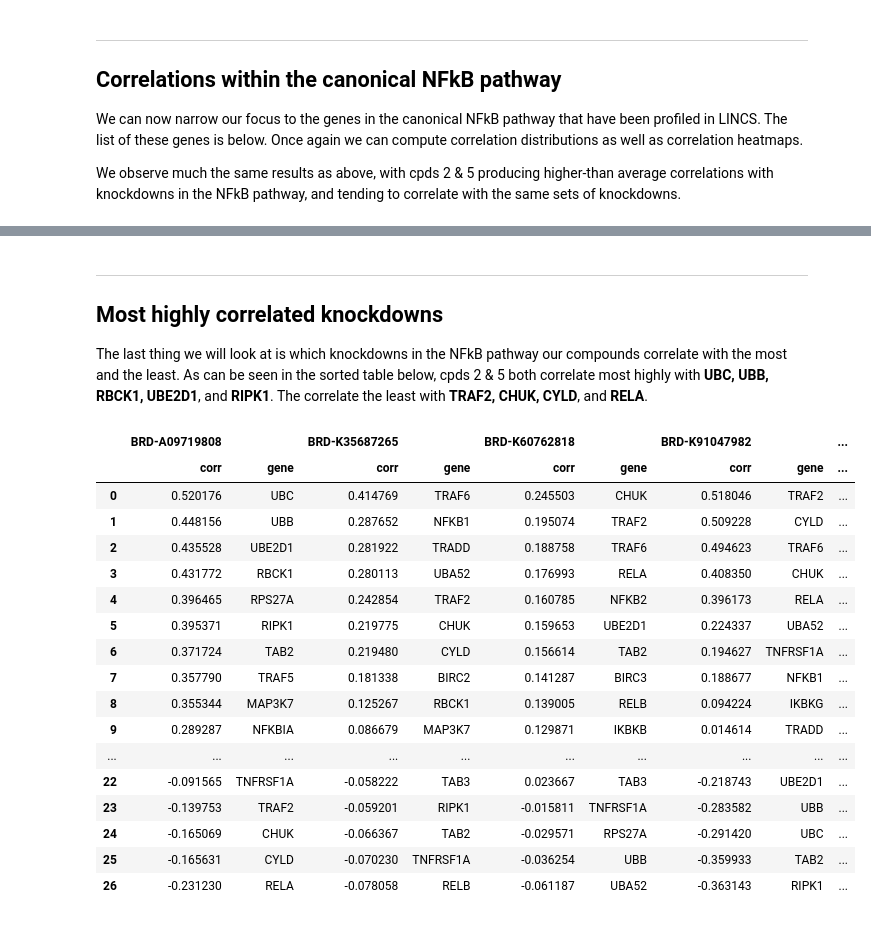
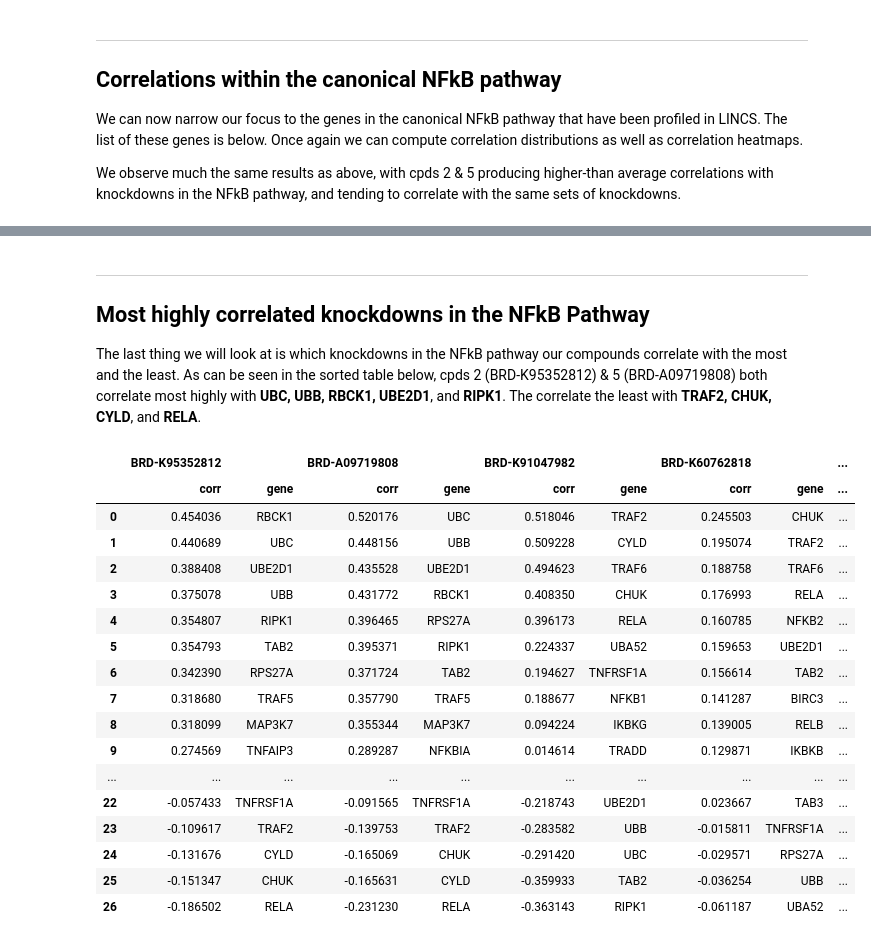
Before and after one commit to nbliangying/NFkB_pathway_inhibition, a Jupyter notebook: TRAF2_final_correlation_analysis.ipynb, the cells around one changed output, grey strips where cells are left out. Drawn from its saved outputs; the diff is of its cells as text; code cells hidden in the pictures.

Commit message:
added ranking of full KD set

```diff
--- a/TRAF2_final_correlation_analysis.ipynb
+++ b/TRAF2_final_correlation_analysis.ipynb
@@ -27,6 +27,7 @@ consensi_df = pd.DataFrame.from_csv('consensi-pert_id.tsv', sep='\t', header=0).
 cntrl_cpd_signatures = consensi_df[cntrl_cpds]
 hit_cpd_signatures = consensi_df[hit_cpds]
 all_cpd_signatures = pd.concat([hit_cpd_signatures, cntrl_cpd_signatures], axis=1)
+cpd_col_order = all_cpd_signatures.columns.tolist()
 # %% [markdown]
 ***
 ## mRNA perturbation: Z-score distributions
@@ -105,6 +106,17 @@ for cpd in all_cpd_signatures:
     cpd_sig = all_cpd_signatures[cpd]
     corr_dict[cpd] = TRAF2_partner_signatures.corrwith(cpd_sig)
 cpd_partner_corrs = pd.DataFrame(corr_dict)
+cpd_partner_corrs = cpd_partner_corrs[cpd_col_order] # rearrange column order
+#cpd_partner_corrs = cpd_partner_corrs.reindex([cpd_col_order]) # rearrange row order
+
+# construct a full matrix with the cpd-KD correlations
+full_corr_dict = {}
+for cpd in all_cpd_signatures:
+    cpd_sig = all_cpd_signatures[cpd]
+    full_corr_dict[cpd] = KD_consensi_df.corrwith(cpd_sig)
+all_cpd_corrs = pd.DataFrame(full_corr_dict)
+all_cpd_corrs = all_cpd_corrs[cpd_col_order] # rearrange column order
+#all_cpd_corrs = all_cpd_corrs.reindex([cpd_col_order]) # rearrange row order
 # %% [markdown]
 ***
 Below we plot the distribution of Pearson correlation values for our five compound mRNA signatures compared against the 142 knockdown signatures from TRAF2 interactions partners. The means and standard deviations of the distributions are also shown.
@@ -160,6 +174,7 @@ for cpd in all_cpd_signatures:
     cpd_sig = all_cpd_signatures[cpd]
     cpd_NFkB_corrs_d[cpd] = NFkB_signatures.corrwith(cpd_sig)
 cpd_NFkB_corrs = pd.DataFrame(cpd_NFkB_corrs_d)
+cpd_NFkB_corrs = cpd_NFkB_corrs[cpd_col_order] # reorder columns
 
 d = { 'Mean': np.mean(cpd_NFkB_corrs), 'Std Dev' :  np.std(cpd_NFkB_corrs) }
 print(pd.DataFrame(d))
@@ -174,8 +189,11 @@ sns.despine(left=True, bottom=True)
 
 
 cpd_NFkB_corr_corrs = cpd_NFkB_corrs.corr()
+cpd_NFkB_corr_corrs = cpd_NFkB_corr_corrs[cpd_col_order] # reorder columns
+cpd_NFkB_corr_corrs = cpd_NFkB_corr_corrs.reindex([cpd_col_order]) # reorder rows
+
 f, ax = plt.subplots(figsize=(9, 6))
-sns.heatmap(cpd_NFkB_corr_matrix, annot=True, linewidths=.5, ax=ax)
+sns.heatmap(cpd_NFkB_corr_corrs, annot=True, linewidths=.5, ax=ax)
 plt.yticks(rotation=0)
 plt.xticks(rotation=90)
 # %% [output]
@@ -192,36 +210,38 @@ BRD-K95352812  0.183612  0.183186
 (array([ 0.5,  1.5,  2.5,  3.5,  4.5]), <a list of 5 Text xticklabel objects>)
 # %% [markdown]
 ***
-## Most highly correlated knockdowns
+## Most highly correlated knockdowns in the NFkB Pathway
 
-The last thing we will look at is which knockdowns in the NFkB pathway our compounds correlate with the most and the least. As can be seen in the sorted table below, cpds 2 & 5 both correlate most highly with **UBC, UBB, RBCK1, UBE2D1**, and **RIPK1**. The correlate the least with **TRAF2, CHUK, CYLD**, and **RELA**.
+The last thing we will look at is which knockdowns in the NFkB pathway our compounds correlate with the most and the least. As can be seen in the sorted table below, cpds 2 (BRD-K95352812) & 5 (BRD-A09719808) both correlate most highly with **UBC, UBB, RBCK1, UBE2D1**, and **RIPK1**. The correlate the least with **TRAF2, CHUK, CYLD**, and **RELA**.
 # %%
 cpd_dict = {}
 for cpd in cpd_NFkB_corrs:
     cpd_sig = cpd_NFkB_corrs[cpd]
     cpd_d = { 'gene' : cpd_sig.index.values, 'corr' : cpd_sig.values }
     cpd_df = pd.DataFrame(cpd_d)
     cpd_df.sort_values('corr', ascending=False, inplace=True)
     cpd_df = cpd_df.reset_index()
     cpd_dict[(cpd, 'gene')] = cpd_df['gene']
     cpd_dict[(cpd, 'corr')] = cpd_df['corr']
-pd.DataFrame(cpd_dict)
+ranked_NFkB_KDs = pd.DataFrame(cpd_dict)
+ranked_NFkB_KDs = ranked_NFkB_KDs[cpd_col_order]
+ranked_NFkB_KDs
 # %% [output]
-|  | BRD-A09719808 |  | BRD-K35687265 |  | BRD-K60762818 |  | BRD-K91047982 |  | ... |
+|  | BRD-K95352812 |  | BRD-A09719808 |  | BRD-K91047982 |  | BRD-K60762818 |  | ... |
 |  | corr | gene | corr | gene | corr | gene | corr | gene | ... |
-| 0 | 0.520176 | UBC | 0.414769 | TRAF6 | 0.245503 | CHUK | 0.518046 | TRAF2 | ... |
-| 1 | 0.448156 | UBB | 0.287652 | NFKB1 | 0.195074 | TRAF2 | 0.509228 | CYLD | ... |
-| 2 | 0.435528 | UBE2D1 | 0.281922 | TRADD | 0.188758 | TRAF6 | 0.494623 | TRAF6 | ... |
-| 3 | 0.431772 | RBCK1 | 0.280113 | UBA52 | 0.176993 | RELA | 0.408350 | CHUK | ... |
-| 4 | 0.396465 | RPS27A | 0.242854 | TRAF2 | 0.160785 | NFKB2 | 0.396173 | RELA | ... |
-| 5 | 0.395371 | RIPK1 | 0.219775 | CHUK | 0.159653 | UBE2D1 | 0.224337 | UBA52 | ... |
-| 6 | 0.371724 | TAB2 | 0.219480 | CYLD | 0.156614 | TAB2 | 0.194627 | TNFRSF1A | ... |
-| 7 | 0.357790 | TRAF5 | 0.181338 | BIRC2 | 0.141287 | BIRC3 | 0.188677 | NFKB1 | ... |
-| 8 | 0.355344 | MAP3K7 | 0.125267 | RBCK1 | 0.139005 | RELB | 0.094224 | IKBKG | ... |
-| 9 | 0.289287 | NFKBIA | 0.086679 | MAP3K7 | 0.129871 | IKBKB | 0.014614 | TRADD | ... |
+| 0 | 0.454036 | RBCK1 | 0.520176 | UBC | 0.518046 | TRAF2 | 0.245503 | CHUK | ... |
+| 1 | 0.440689 | UBC | 0.448156 | UBB | 0.509228 | CYLD | 0.195074 | TRAF2 | ... |
+| 2 | 0.388408 | UBE2D1 | 0.435528 | UBE2D1 | 0.494623 | TRAF6 | 0.188758 | TRAF6 | ... |
+| 3 | 0.375078 | UBB | 0.431772 | RBCK1 | 0.408350 | CHUK | 0.176993 | RELA | ... |
+| 4 | 0.354807 | RIPK1 | 0.396465 | RPS27A | 0.396173 | RELA | 0.160785 | NFKB2 | ... |
+| 5 | 0.354793 | TAB2 | 0.395371 | RIPK1 | 0.224337 | UBA52 | 0.159653 | UBE2D1 | ... |
+| 6 | 0.342390 | RPS27A | 0.371724 | TAB2 | 0.194627 | TNFRSF1A | 0.156614 | TAB2 | ... |
+| 7 | 0.318680 | TRAF5 | 0.357790 | TRAF5 | 0.188677 | NFKB1 | 0.141287 | BIRC3 | ... |
+| 8 | 0.318099 | MAP3K7 | 0.355344 | MAP3K7 | 0.094224 | IKBKG | 0.139005 | RELB | ... |
+| 9 | 0.274569 | TNFAIP3 | 0.289287 | NFKBIA | 0.014614 | TRADD | 0.129871 | IKBKB | ... |
 | ... | ... | ... | ... | ... | ... | ... | ... | ... | ... |
-| 22 | -0.091565 | TNFRSF1A | -0.058222 | TAB3 | 0.023667 | TAB3 | -0.218743 | UBE2D1 | ... |
-| 23 | -0.139753 | TRAF2 | -0.059201 | RIPK1 | -0.015811 | TNFRSF1A | -0.283582 | UBB | ... |
-| 24 | -0.165069 | CHUK | -0.066367 | TAB2 | -0.029571 | RPS27A | -0.291420 | UBC | ... |
-| 25 | -0.165631 | CYLD | -0.070230 | TNFRSF1A | -0.036254 | UBB | -0.359933 | TAB2 | ... |
-| 26 | -0.231230 | RELA | -0.078058 | RELB | -0.061187 | UBA52 | -0.363143 | RIPK1 | ... |
+| 22 | -0.057433 | TNFRSF1A | -0.091565 | TNFRSF1A | -0.218743 | UBE2D1 | 0.023667 | TAB3 | ... |
+| 23 | -0.109617 | TRAF2 | -0.139753 | TRAF2 | -0.283582 | UBB | -0.015811 | TNFRSF1A | ... |
+| 24 | -0.131676 | CYLD | -0.165069 | CHUK | -0.291420 | UBC | -0.029571 | RPS27A | ... |
+| 25 | -0.151347 | CHUK | -0.165631 | CYLD | -0.359933 | TAB2 | -0.036254 | UBB | ... |
+| 26 | -0.186502 | RELA | -0.231230 | RELA | -0.363143 | RIPK1 | -0.061187 | UBA52 | ... |
```
Also changed, not shown: parts of 6 cells of this notebook.
